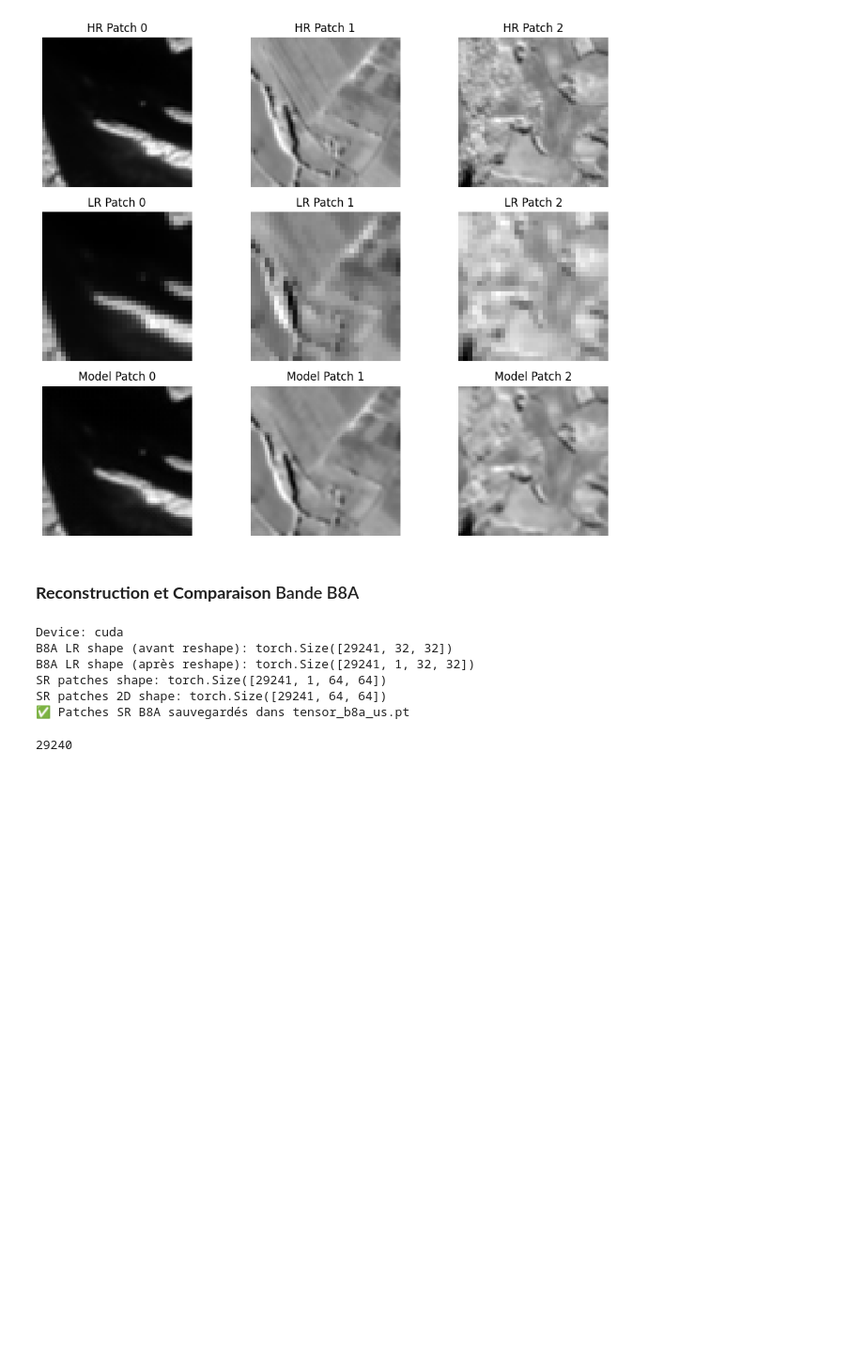
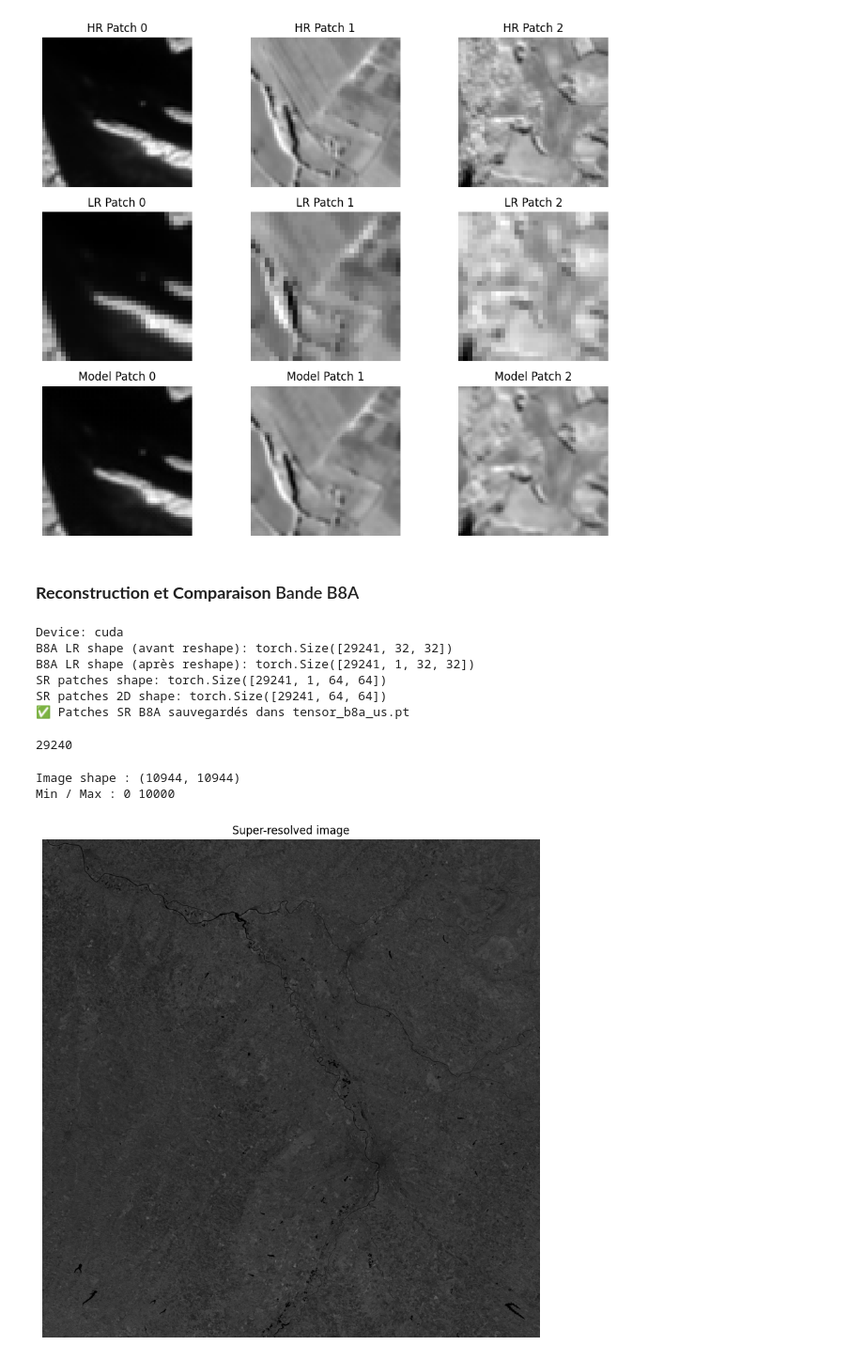
Before and after one commit to Raphael-Pellure/PY-Super-Resolution, a Jupyter notebook: Notebook_Final.ipynb, the cells around one changed output. Shown at 94% size. Cells and saved outputs as stored; diff of their text form; code cells hidden in the pictures; blank space fills up the shorter version.

Commit message:
visuals and todo

```diff
--- a/Notebook_Final.ipynb
+++ b/Notebook_Final.ipynb
@@ -603,3 +602,23 @@ SR patches 2D shape: torch.Size([29241, 64, 64])
 %run reconstruct_image.py
 # %% [output]
 29240
+# %%
+import rasterio
+import matplotlib.pyplot as plt
+
+tif_path = "test_us.tif"   # ou "B8A_superres_model.tif"
+
+with rasterio.open(tif_path) as src:
+    img = src.read(1)   # lire la 1ère (et seule) bande
+    print("Image shape :", img.shape)
+    print("Min / Max :", img.min(), img.max())
+
+plt.figure(figsize=(10, 10))
+plt.imshow(img, cmap='gray')
+plt.title("Super-resolved image")
+plt.axis("off")
+plt.show()
+# %% [output]
+Image shape : (10944, 10944)
+Min / Max : 0 10000
+[figure, added]
```
Also changed, not shown: parts of 4 cells of this notebook.
